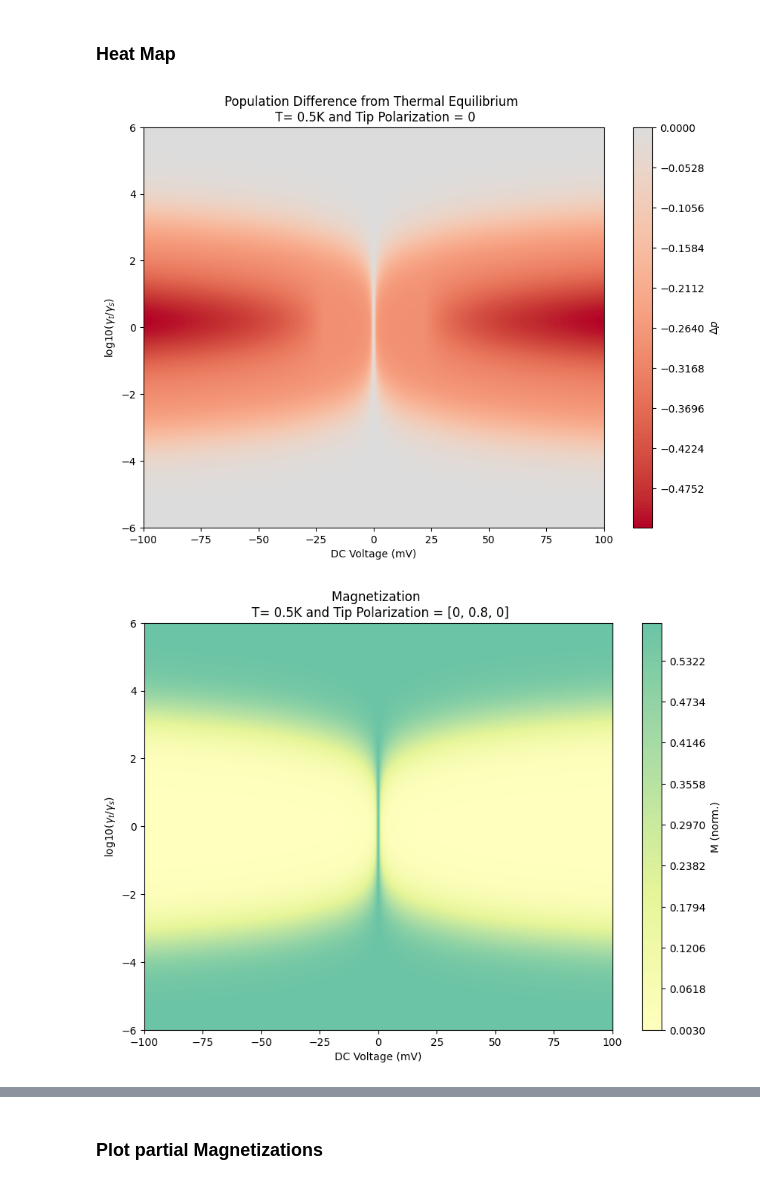
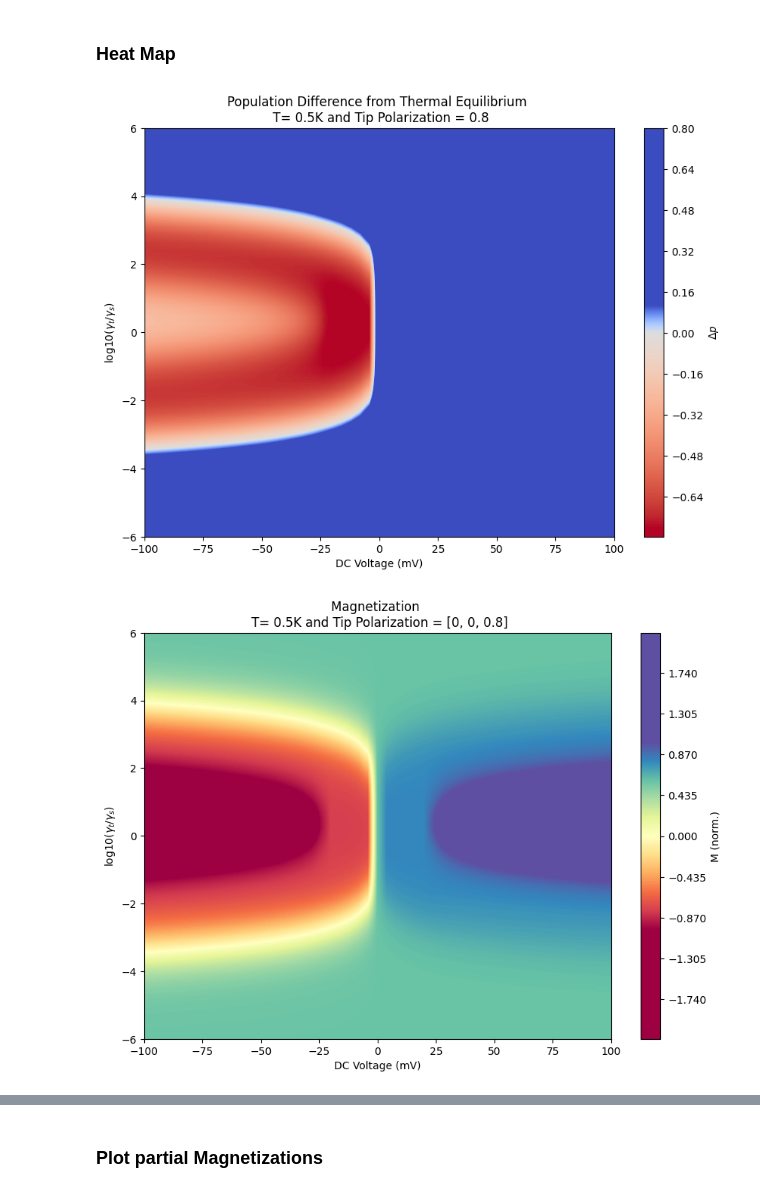
Before and after one commit to paulgreule1999/ESR-Simulation, a Jupyter notebook: EfieldPaper_SpinPumpingExplanation/main_Fe-FePc_Complex.ipynb, the cells around one changed output, grey strips where cells are left out. Cells and saved outputs as stored; diff of their text form; code cells hidden in the pictures.

```diff
--- a/EfieldPaper_SpinPumpingExplanation/main_Fe-FePc_Complex.ipynb
+++ b/EfieldPaper_SpinPumpingExplanation/main_Fe-FePc_Complex.ipynb
@@ -449,17 +449,18 @@ S.ReadoutSpin = 0
 S.G_ss = [1,1]
 #S.V_DC = -100
 S.T = 0.5
-S.TipPolarization = [0, 0.8, 0]
+S.TipPolarization = [0, 0, 0.8]
 S.U = [0,0] #has no influnece
 S.G_tt = 1 #Allowing tip-tip scattering
 
 # Define the range for the conductance ratio exponent
-N=201;
+N=51;
 R_exponent = np.linspace(-6, 6, N)
 V_DC_range = np.linspace(-100, 100, N)
 M = np.zeros((len(V_DC_range), len(R_exponent)))
 thermal_diff = np.zeros((len(V_DC_range), len(R_exponent)))
 T_eff = np.zeros((len(V_DC_range), len(R_exponent)))
+pdiff = np.zeros((len(V_DC_range), len(R_exponent)))
 
 # Loop over the DC voltage range and conductance ratio to calculate the population differences
 for v_idx in range(len(V_DC_range)):
@@ -470,6 +471,7 @@ for v_idx in range(len(V_DC_range)):
         S.calcMagnetization()
         #M[r_idx, v_idx] = S.Populations[0] - S.Populations[1]  # Calculate the population difference
         M[r_idx, v_idx] = S.Mag
+        pdiff[r_idx, v_idx] = S.Populations[0] - S.Populations[1]
         thermal_diff[r_idx, v_idx] = -(S.p0[0] - S.Populations[0])  # Calculate the population difference of the ground state from thermal equilibrium
         T_eff[r_idx, v_idx] = np.abs(S.E_All[1]/(S.kB*np.log(S.Populations[0]/S.Populations[1])))
 
@@ -485,33 +487,33 @@ norm_T = TwoSlopeNorm(vmin=tmin, vcenter=t0, vmax=tmax)
 
 # Plot the colormap of the Difference from Thermal Equilibrium
 plt.figure(figsize=(10, 7))
-plt.contourf(V_DC_range, R_exponent, thermal_diff, cmap='coolwarm_r', levels=256*4,norm=norm_th)
+plt.contourf(V_DC_range, R_exponent, pdiff, cmap='coolwarm_r', levels=256*4,norm=norm_th)
 plt.colorbar(label=r'$\Delta p$')
 plt.title(f'Population Difference from Thermal Equilibrium \n T= {S.T}K and Tip Polarization = {S.TipPolarization[2]}')
 plt.ylabel(r'log10($\gamma_t / \gamma_s$)')
 plt.xlabel('DC Voltage (mV)')
 plt.show()
 
 # Plot the colormap of the Magnetization
 plt.figure(figsize=(10, 7))
 contour=plt.contourf(V_DC_range, R_exponent, M, cmap='Spectral', levels=256*4,norm=Normalize(vmin=-1, vmax=1))
 # Add a colorbar
 cbar = plt.colorbar(contour)
 cbar.set_label('M (norm.)')
 #cbar.set_ticks(np.linspace(-1, 1, 11))
 plt.title(f'Magnetization \n T= {S.T}K and Tip Polarization = {S.TipPolarization}')
 plt.ylabel(r'log10($\gamma_t / \gamma_s$)')
 plt.xlabel('DC Voltage (mV)')
 plt.show()
 
 # Plot the colormap of the Effective Spin Temperature
 plt.figure(figsize=(10, 7))
 plt.contourf(R_exponent, V_DC_range, np.log10(T_eff), cmap='coolwarm', levels=256*4,norm=norm_T)
 plt.colorbar(label='T_eff (K)')
 plt.title(f'Effective Spin Temperature \n T= {S.T}K and Tip Polarization = {S.TipPolarization[2]}')
 plt.ylabel(r'log10($\gamma_t / \gamma_s$)')
 plt.xlabel('DC Voltage (mV)')
 plt.show()
 # %% [output]
-[figure, old version]
+[figure, new version]
-[figure, old version]
+[figure, new version]
```
Also changed, not shown: parts of 2 cells of this notebook.
